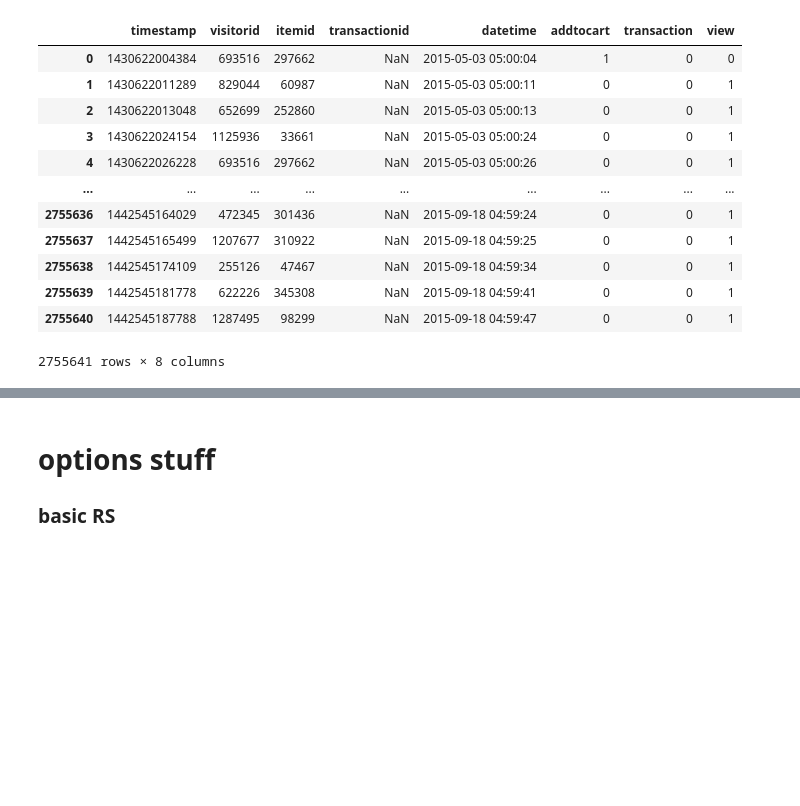
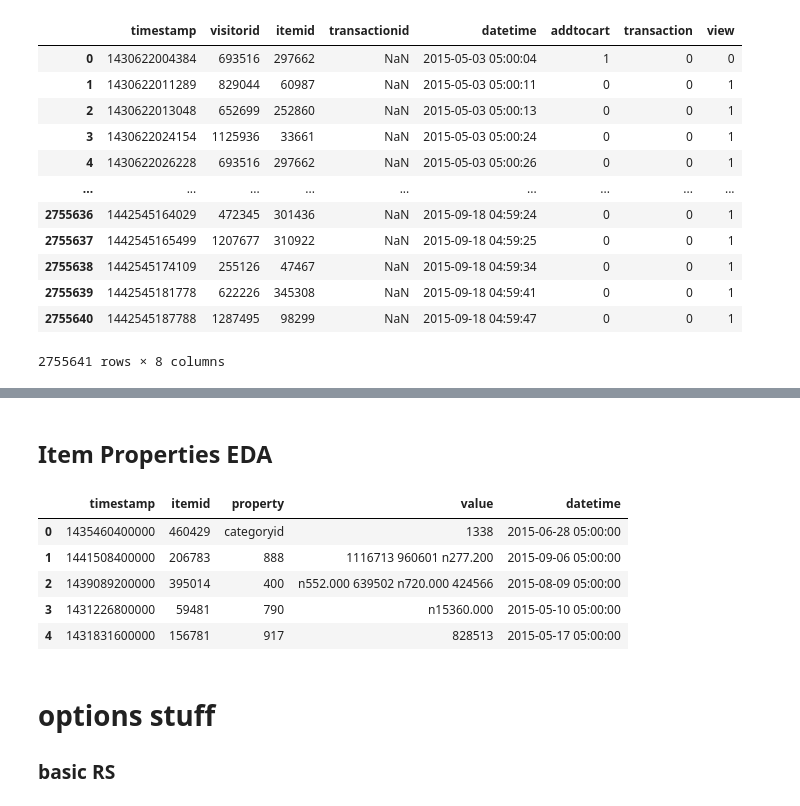
Before and after one commit to tomhuber96/master-thesis-practical-part, a Jupyter notebook: EDA/detail_rocket_eda.ipynb, the cells around one changed output, grey strips where cells are left out. Cells and saved outputs as stored; diff of their text form; code cells hidden in the pictures; blank space fills up the shorter version.

```diff
--- a/EDA/detail_rocket_eda.ipynb
+++ b/EDA/detail_rocket_eda.ipynb
@@ -464,4 +463,15 @@ display(product_item_df)
 2145179 rows × 5 columns
+# %% [markdown]
+## Item Properties EDA
+# %%
+item_properties.head()
+# %% [output]
+|  | timestamp | itemid | property | value | datetime |
+| 0 | 1435460400000 | 460429 | categoryid | 1338 | 2015-06-28 05:00:00 |
+| 1 | 1441508400000 | 206783 | 888 | 1116713 960601 n277.200 | 2015-09-06 05:00:00 |
+| 2 | 1439089200000 | 395014 | 400 | n552.000 639502 n720.000 424566 | 2015-08-09 05:00:00 |
+| 3 | 1431226800000 | 59481 | 790 | n15360.000 | 2015-05-10 05:00:00 |
+| 4 | 1431831600000 | 156781 | 917 | 828513 | 2015-05-17 05:00:00 |
 # %% [markdown]
 # options stuff
 
```
Also changed, not shown: parts of 14 cells of this notebook, 3 other files.
